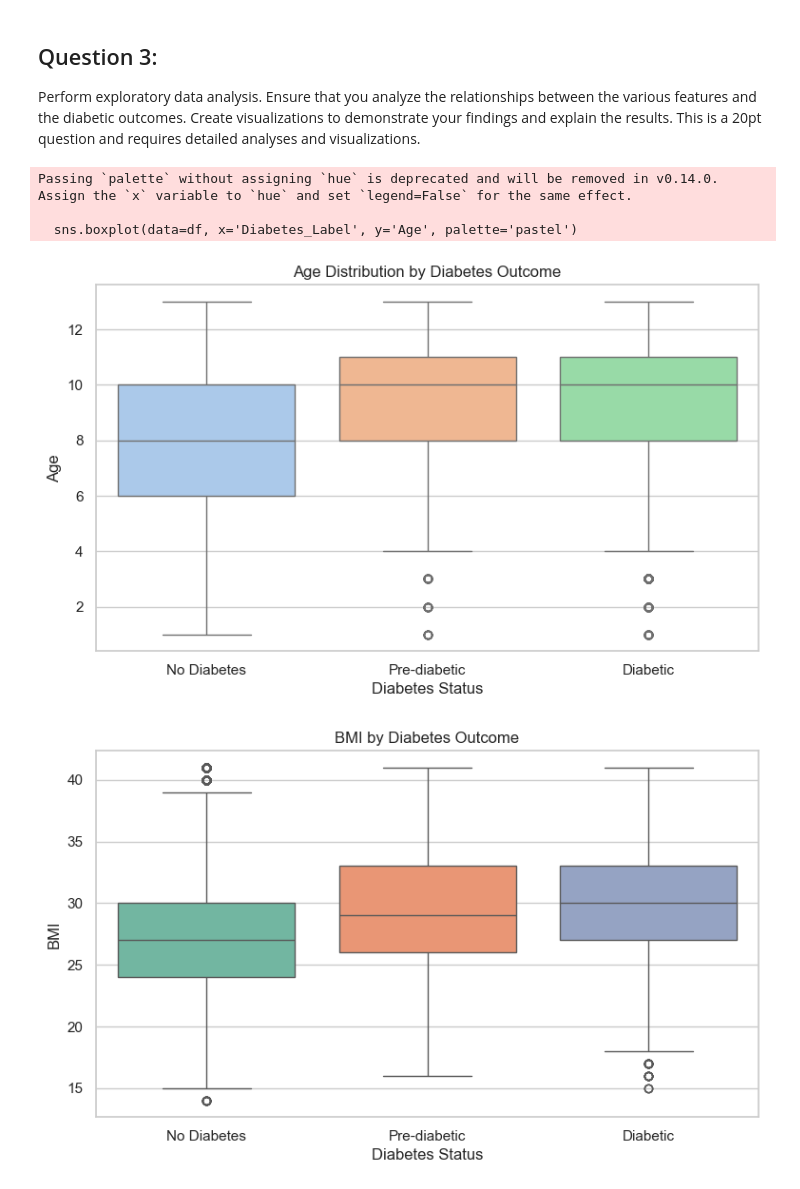
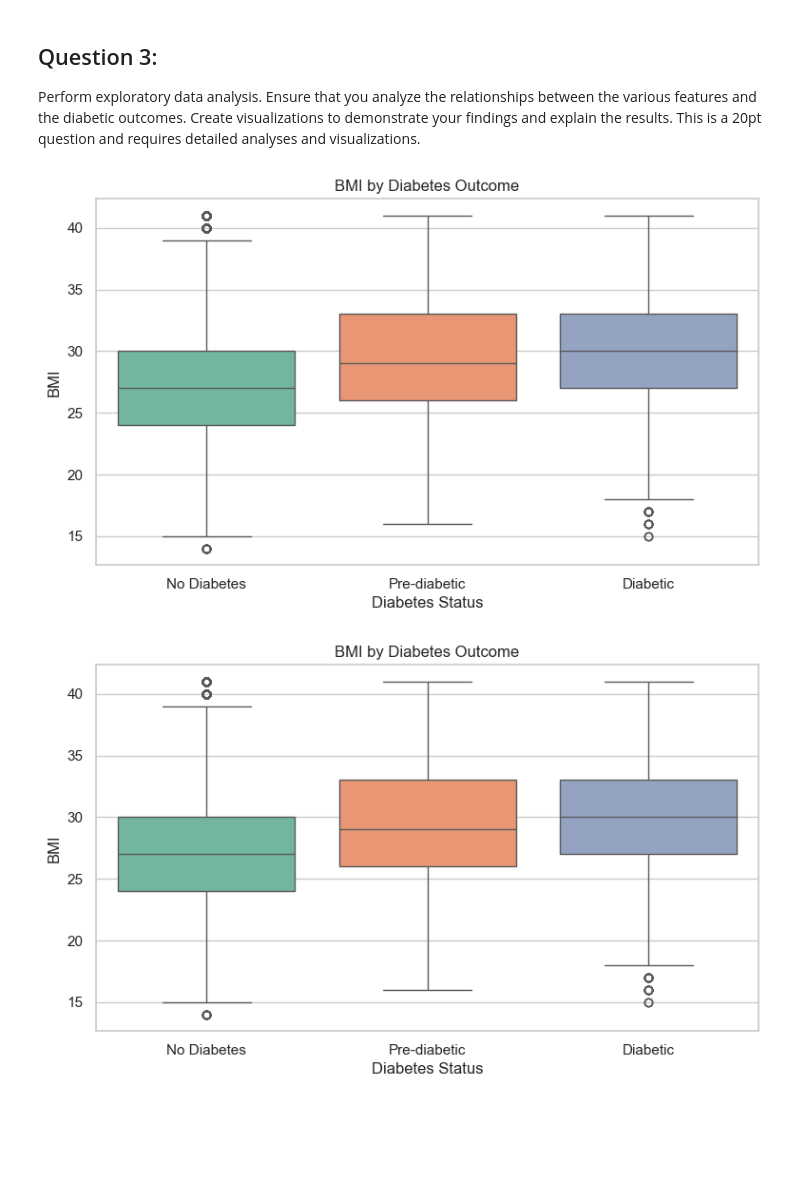
Before and after one commit to jttw1953/ds_practicum_3, a Jupyter notebook: DS_Practicum_3.ipynb, the cells around one changed output. Drawn from its saved outputs; the diff is of its cells as text; code cells hidden in the pictures; blank space fills up the shorter version.

```diff
--- a/DS_Practicum_3.ipynb
+++ b/DS_Practicum_3.ipynb
@@ -130,28 +130,26 @@ Perform exploratory data analysis. Ensure that you analyze the relationships bet
 # %%
 import matplotlib.pyplot as plt
 import seaborn as sns
 import pandas as pd
 
 sns.set(style="whitegrid")
 plt.rcParams["figure.figsize"] = (9, 5)
 
 # Create readable diabetes class labels if not already done
 diabetes_labels = {0: 'No Diabetes', 1: 'Pre-diabetic', 2: 'Diabetic'}
 df['Diabetes_Label'] = df['Diabetes_012'].map(diabetes_labels)
 
 # ----------------------------
 # 1. AGE vs DIABETES (Boxplot)
 # ----------------------------
-sns.boxplot(data=df, x='Diabetes_Label', y='Age', palette='pastel')
-plt.title('Age Distribution by Diabetes Outcome')
+sns.boxplot(data=df, x='Diabetes_Label', y='BMI', hue='Diabetes_Label', palette='Set2', dodge=False)
+plt.title('BMI by Diabetes Outcome')
 plt.xlabel('Diabetes Status')
-plt.ylabel('Age')
+plt.ylabel('BMI')
+plt.legend([],[], frameon=False)
 plt.show()
 # %% [output]
-Passing `palette` without assigning `hue` is deprecated and will be removed in v0.14.0. Assign the `x` variable to `hue` and set `legend=False` for the same effect.
-
-  sns.boxplot(data=df, x='Diabetes_Label', y='Age', palette='pastel')
-[figure, old version]
+[figure, new version]
 # %%
 # ----------------------------
 # 2. BMI vs DIABETES
```
Also changed, not shown: parts of 16 cells of this notebook.
